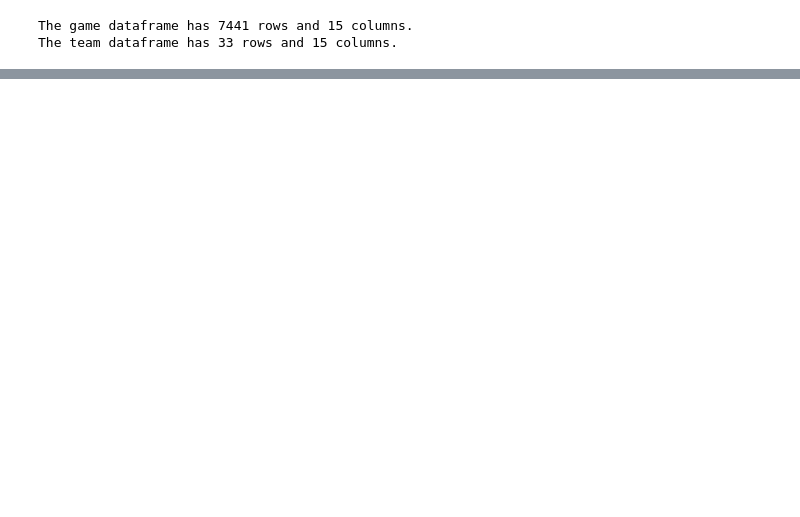
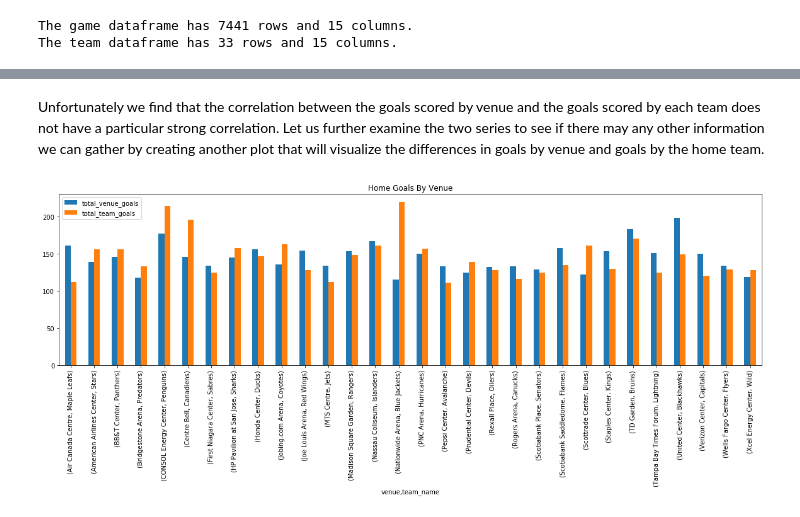
Before and after one commit to Francisjhacke/nhl-data-analysis, a Jupyter notebook: main.ipynb, the cells around one changed output, grey strips where cells are left out. Saved outputs shown, nothing was run; the diff lists cells and outputs as text; code cells hidden in the pictures; blank space fills up the shorter version.

```diff
--- a/main.ipynb
+++ b/main.ipynb
@@ -62,0 +104,6 @@ away_goals_2017.plot(kind="bar", figsize=[20,5], title="Away Goals By Venue", co
+# %% [markdown]
+Unfortunately we find that the correlation between the goals scored by venue and the goals scored by each team does not have a particular strong correlation. Let us further examine the two series to see if there may any other information we can gather by creating another plot that will visualize the differences in goals by venue and goals by the home team.
+# %%
+goals_2012.plot(x=["venue", "team_name"], y=["total_venue_goals", "total_team_goals"], kind="bar", figsize=[20,5], title="Home Goals By Venue");
+# %% [output]
+[figure, added]
```
Also changed, not shown: parts of 25 cells of this notebook.
